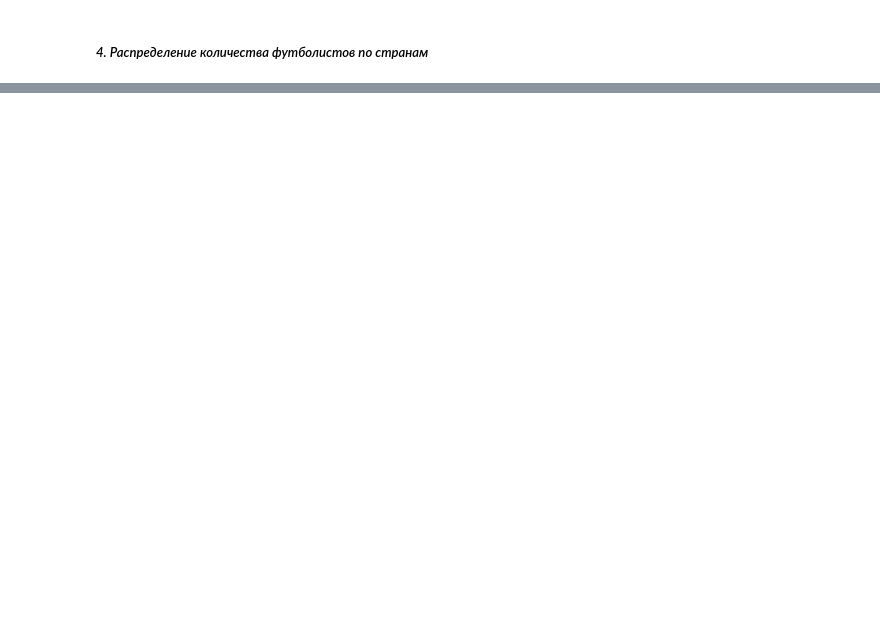
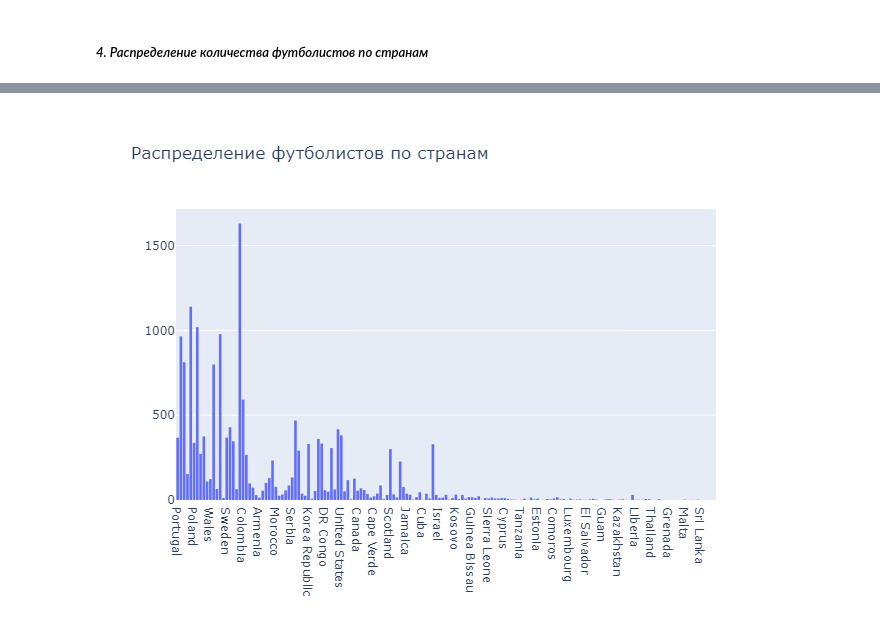
Before and after one commit to Flockk/DataAnalysis, a Jupyter notebook: DataAnalysis/02_Visualization.ipynb, the cells around one changed output, grey strips where cells are left out. Saved outputs shown, nothing was run; the diff lists cells and outputs as text; code cells hidden in the pictures; blank space fills up the shorter version.

```diff
--- a/DataAnalysis/02_Visualization.ipynb
+++ b/DataAnalysis/02_Visualization.ipynb
@@ -100,7 +102,13 @@ fig.show()
 # %% [markdown]
 ##### *4. Распределение количества футболистов по странам*
 # %%
-trace = Histogram(x=df['Nationality'])
-data = Figure([trace], layout=Layout(title='Распределение футболистов по странам'))
-offline.iplot(data)
+fig = go.Figure()
+
+trace = go.Histogram(x=df.Nationality)
+fig.add_trace(trace)
+
+fig.update_layout(title='Распределение футболистов по странам')
+
+# Убрать "png", чтобы посмотреть подробно
+fig.show("png")
 # %% [output]
@@ -107,0 +115 @@ offline.iplot(data)
+[figure, added]
```
Also changed, not shown: parts of 7 cells of this notebook.
